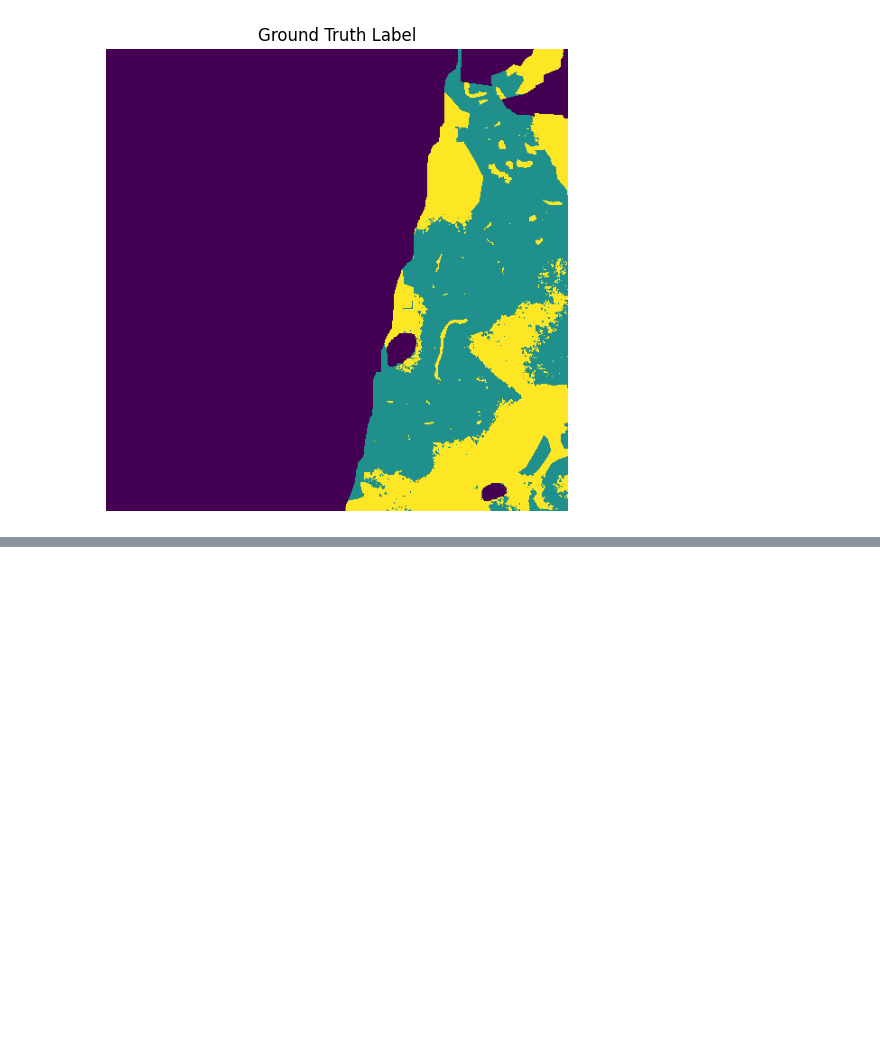
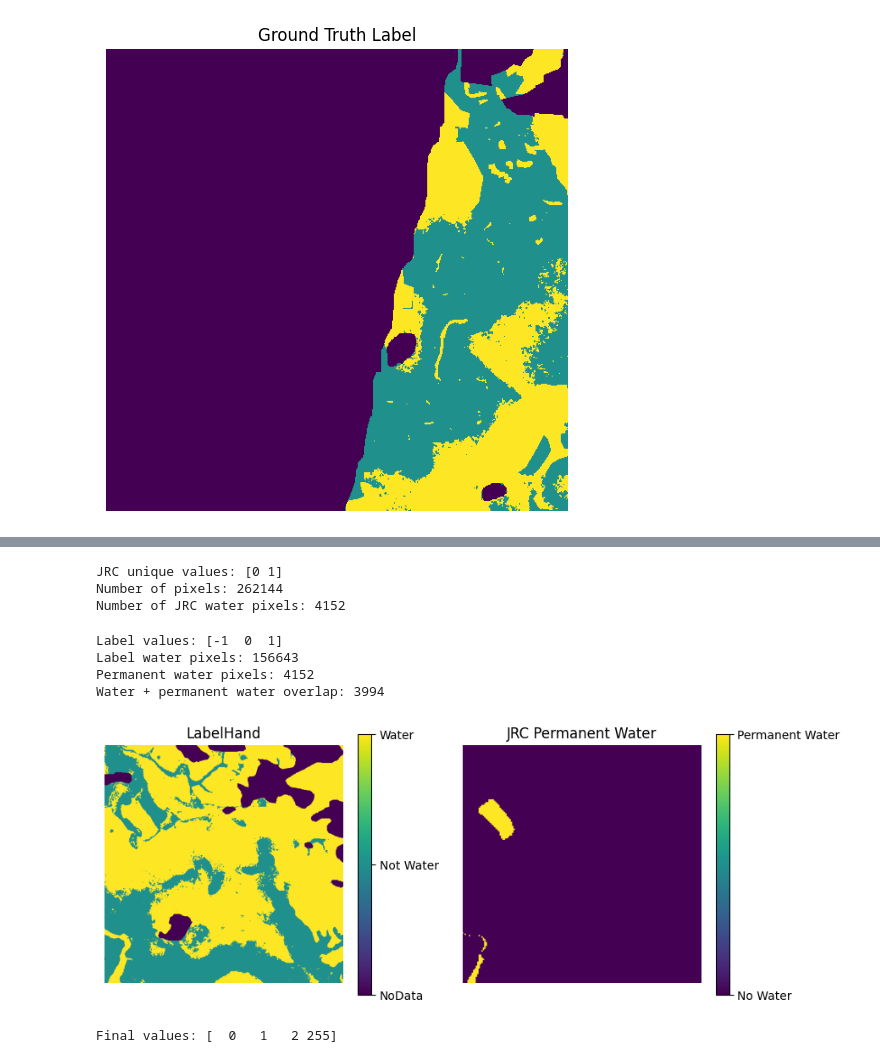
Before and after one commit to srihasagnana/GeoMind-AI, a Jupyter notebook: major_project.ipynb, the cells around one changed output, grey strips where cells are left out. Drawn from its saved outputs; the diff is of its cells as text; code cells hidden in the pictures; blank space fills up the shorter version.

```diff
--- a/major_project.ipynb
+++ b/major_project.ipynb
@@ -145,0 +171,50 @@ C:\Users\GNANA SRIHASA\major_project.ipynb
+# %%
+print("JRC unique values:", np.unique(jrc))
+print("Number of pixels:", jrc.size)
+print("Number of JRC water pixels:", np.sum(jrc == 1))
+# %% [output]
+JRC unique values: [0 1]
+Number of pixels: 262144
+Number of JRC water pixels: 4152
+# %%
+label_name = "Bolivia_129334_LabelHand.tif"
+label_path = os.path.join(label_folder, label_name)
+
+with rasterio.open(label_path) as src:
+    label = src.read(1)
+
+print("Label values:", np.unique(label))
+
+print("Label water pixels:", np.sum(label == 1))
+print("Permanent water pixels:", np.sum(jrc == 1))
+
+overlap = np.sum((label == 1) & (jrc == 1))
+
+print("Water + permanent water overlap:", overlap)
+# %% [output]
+Label values: [-1  0  1]
+Label water pixels: 156643
+Permanent water pixels: 4152
+Water + permanent water overlap: 3994
+# %%
+plt.figure(figsize=(10, 4))
+
+plt.subplot(1, 2, 1)
+plt.imshow(label)
+plt.title("LabelHand")
+plt.axis("off")
+c = plt.colorbar()
+c.set_ticks([-1, 0, 1])
+c.set_ticklabels(["NoData", "Not Water", "Water"])
+
+plt.subplot(1, 2, 2)
+plt.imshow(jrc)
+plt.title("JRC Permanent Water")
+plt.axis("off")
+c = plt.colorbar()
+c.set_ticks([0, 1])
+c.set_ticklabels(["No Water", "Permanent Water"])
+
+plt.show()
+# %% [output]
+[figure, added]
@@ -145,0 +230,7 @@ C:\Users\GNANA SRIHASA\major_project.ipynb
+# %%
+# ignore classes with -1
+three_class[label == -1] = 255
+
+print("Final values:", np.unique(three_class))
+# %% [output]
+Final values: [  0   1   2 255]
```
Also changed, not shown: parts of 20 cells of this notebook.
